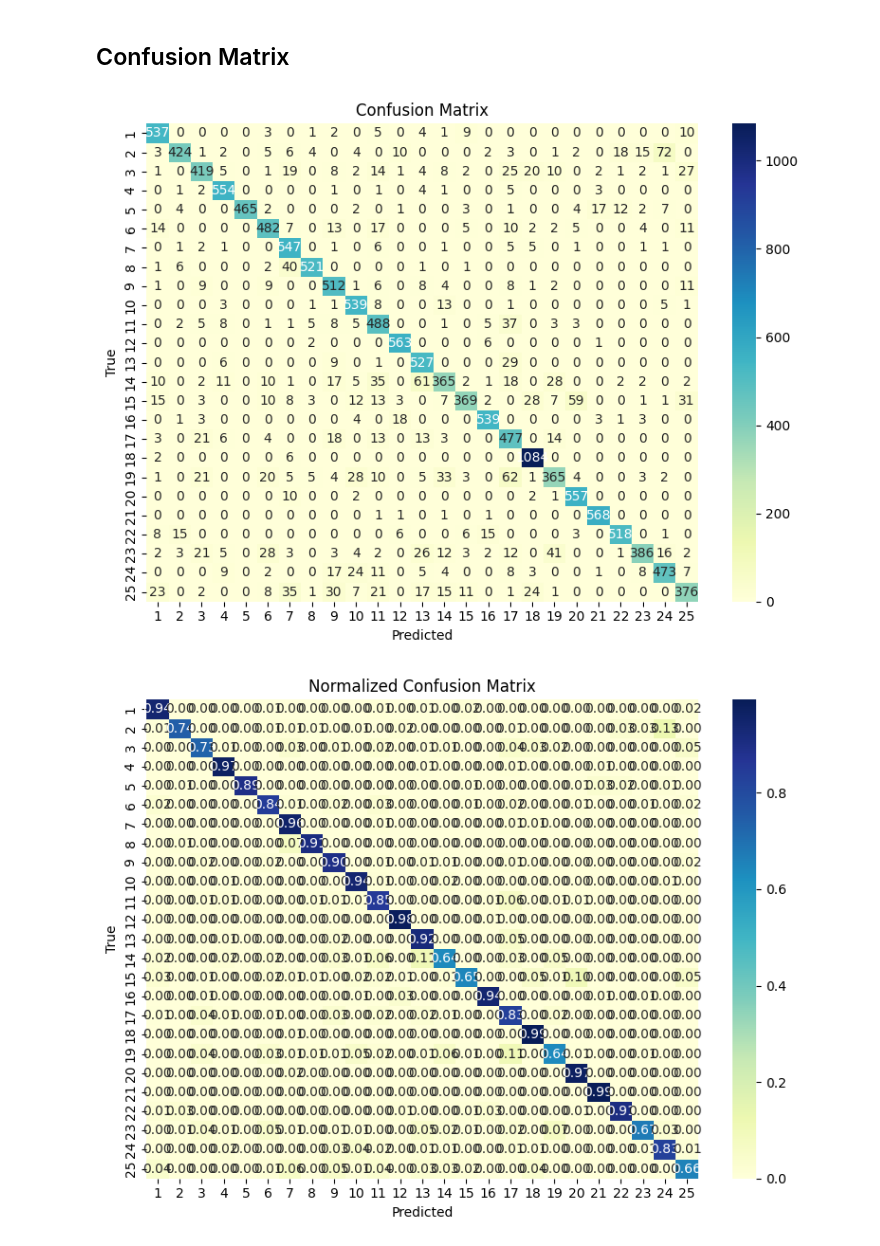
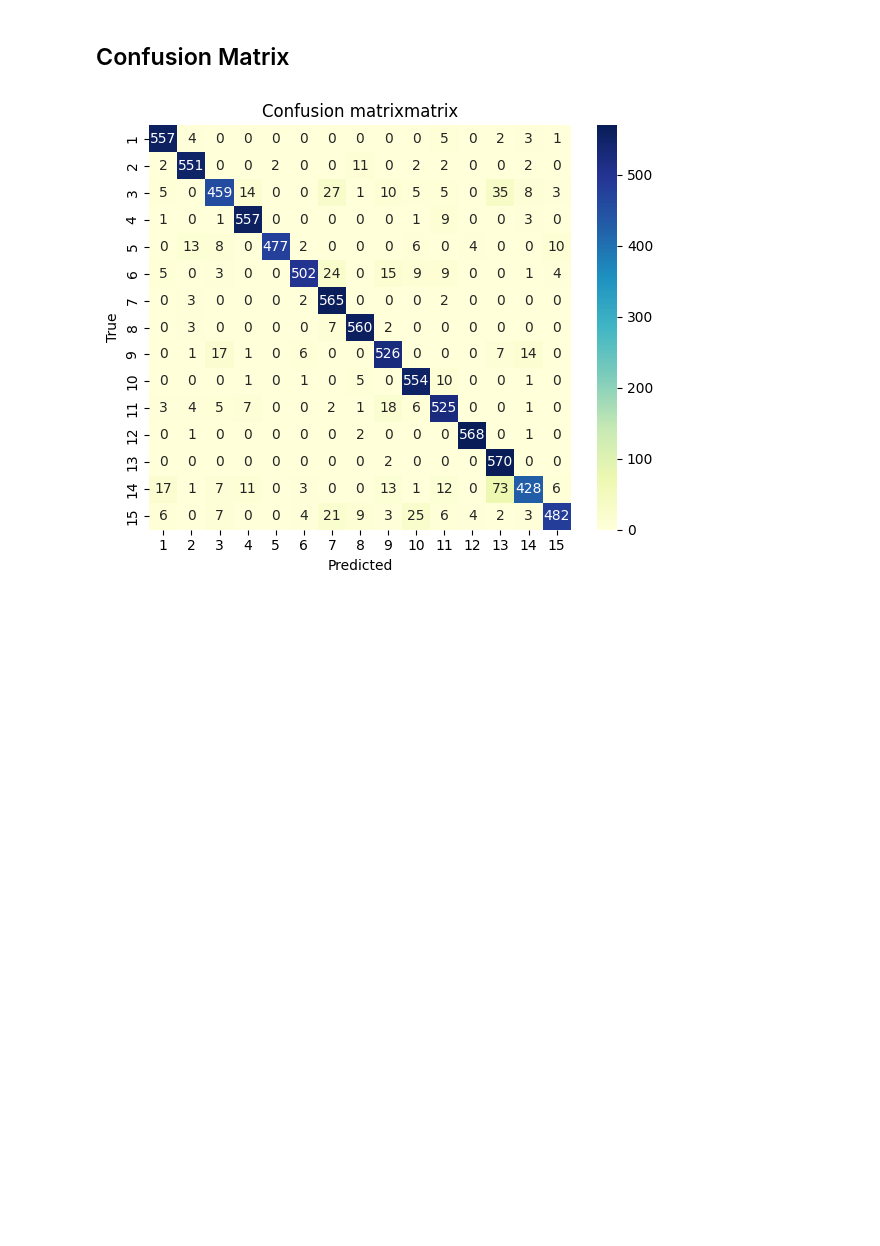
Before and after one commit to sillycroisant/GaitEnergy-Detection, a Jupyter notebook: 3_classify_and_visualize.ipynb, the cells around one changed output. Cells and saved outputs as stored; diff of their text form; code cells hidden in the pictures; blank space fills up the shorter version.

```diff
--- a/3_classify_and_visualize.ipynb
+++ b/3_classify_and_visualize.ipynb
@@ -25,17 +25,16 @@ from sklearn.ensemble import RandomForestClassifier
 from sklearn.metrics import accuracy_score
 
 # phân loại bằng RandomForest
-accuracy, y_pred = [], []
-
+mean_accuracy, y_pred = [], []
 
 rf_model = RandomForestClassifier(
-    n_estimators=300, max_depth=20,
+    n_estimators=100, max_depth=20,
     min_samples_split=2,min_samples_leaf=1,
     max_features='sqrt',bootstrap=True
     )
 rf_model.fit(x_train, y_train)
 y_pred = rf_model.predict(x_test)
 
-accuracy = (accuracy_score(y_test, y_pred))
-print(f'Accuracy: {accuracy * 100:.2f}%')
+mean_accuracy = (accuracy_score(y_test, y_pred))
+print(f'Accuracy: {mean_accuracy * 100:.2f}%')
 # %% [output]
@@ -43,6 +42,6 @@ Accuracy: 90.80%
 # %%
 # Thử nghiệm xem accuracy thay đổi như thế nào khi thay đổi số k-thành phần
-k_range = list(range(1,14))
+k_range = list(range(1,19))
 all_acc = []
 
 
@@ -109,43 +113,43 @@ plt.show()
 # %%
 from sklearn.metrics import confusion_matrix
 import seaborn as sns
 import matplotlib.pyplot as plt
 
 
-class_names = list(range(1,26))
+class_names = list(range(1,16))
 
-def draw_confusion_matrix(y_test = y_test, y_pred = y_pred, class_names = class_names):
+def draw_confusion_matrix(y_test = y_test, y_pred = y_pred, class_names = class_names, title = "Confusion Matrix"):
     cm = confusion_matrix(y_test, y_pred)
     cm_normalized = cm.astype('float') / cm.sum(axis=1)[:, np.newaxis]
 
     # --- Vẽ confusion matrix gốc ---
-    plt.figure(figsize=(8, 6))
+    plt.figure(figsize=(6, 5))
     sns.heatmap(
         cm, annot=True, fmt='d', cmap='YlGnBu',
         xticklabels=class_names, yticklabels=class_names
     )
-    plt.title('Confusion Matrix')
+    plt.title(title)
     plt.xlabel('Predicted')
     plt.ylabel('True')
     plt.tight_layout()
     plt.show()
 
-    # --- Vẽ confusion matrix đã chuẩn hóa ---
-    plt.figure(figsize=(8, 6))
-    sns.heatmap(
-        cm_normalized, annot=True, fmt='.2f', cmap='YlGnBu',
-        xticklabels=class_names, yticklabels=class_names
-    )
-    plt.title('Normalized Confusion Matrix')
-    plt.xlabel('Predicted')
-    plt.ylabel('True')
-    plt.tight_layout()
-    plt.show()
+    # # --- Vẽ confusion matrix đã chuẩn hóa ---
+    # plt.figure(figsize=(8, 6))
+    # sns.heatmap(
+    #     cm_normalized, annot=True, fmt='.2f', cmap='YlGnBu',
+    #     xticklabels=class_names, yticklabels=class_names
+    # )
+    # plt.title('Normalized Confusion Matrix')
+    # plt.xlabel('Predicted')
+    # plt.ylabel('True')
+    # plt.tight_layout()
+    # plt.show()
 
-draw_confusion_matrix(y_test, y_pred, class_names) # OKE
+
+draw_confusion_matrix(y_test, y_pred, class_names, 'Confusion matrixmatrix') # OKE
 # %% [output]
-[figure, old version]
+[figure, new version]
-[figure, removed]
 # %%
 # chia y_test và y_pred theo các view để visualize trên Confusion Matrix 3 chiều
 views = [0, 18, 36, 54, 72, 90, 108, 126, 144, 162, 180]
```
Also changed, not shown: parts of 10 cells of this notebook, 7 other files.
